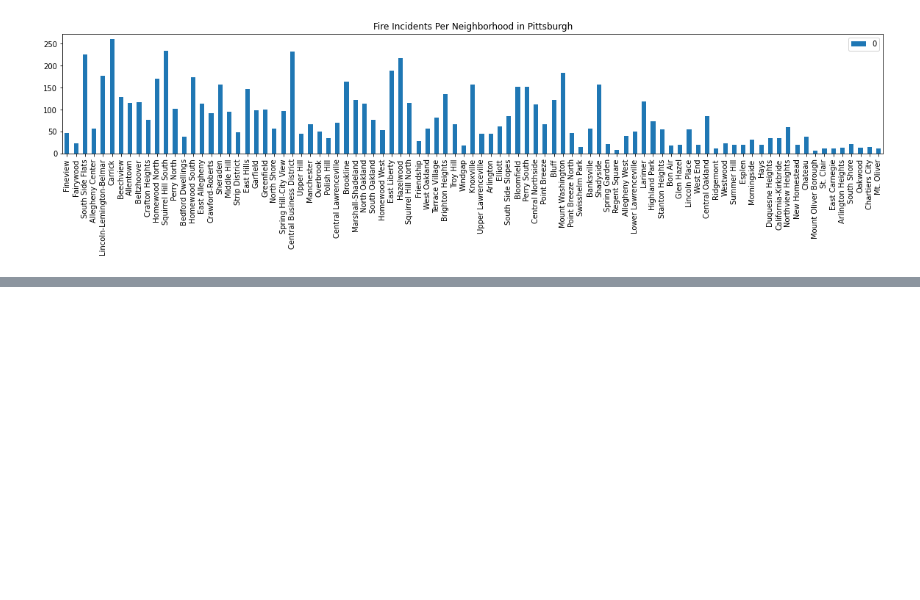
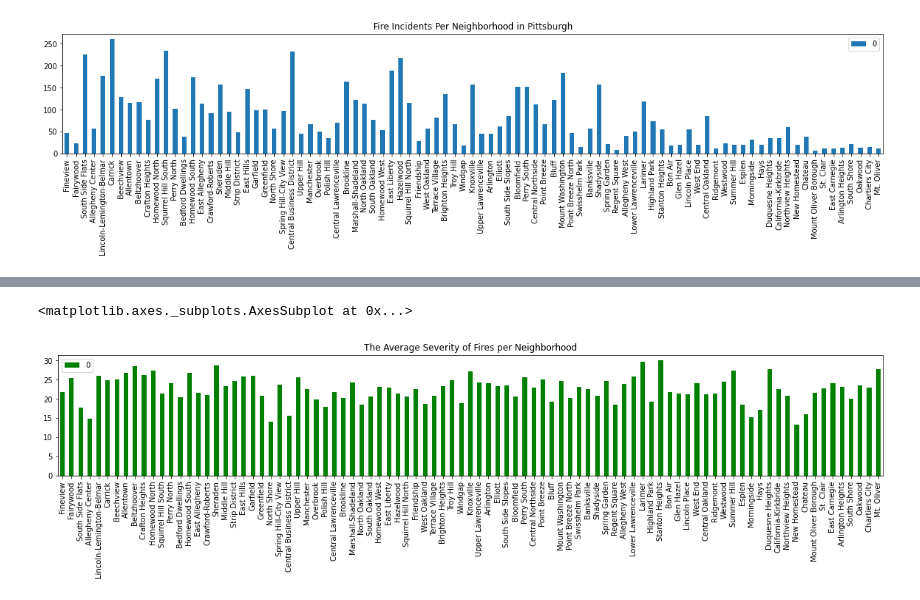
Before and after one commit to MasonGobat/bigIdeasFinalProject, a Jupyter notebook: hoodFires.ipynb, the cells around one changed output, grey strips where cells are left out. Cells and saved outputs as stored; diff of their text form; code cells hidden in the pictures; blank space fills up the shorter version.

```diff
--- a/hoodFires.ipynb
+++ b/hoodFires.ipynb
@@ -30,2 +85,16 @@ graph.plot.bar(figsize=(20,3), title = "Fire Incidents Per Neighborhood in Pitts
+# %%
+#creates the average severity dictionary
+avgSeverity = {}
+for neighborhood in fireCount:
+    if neighborhood not in avgSeverity:
+        avgSeverity[neighborhood] = fireSeverity[neighborhood] / fireCount[neighborhood]
+
+#Turns the dictionary into a dataframe and graphs it.
+avgSeverityGraph = pd.DataFrame.from_dict(avgSeverity, orient='index', dtype = None, columns=None)
+avgSeverityGraph = avgSeverityGraph.iloc[1: , :]
+avgSeverityGraph.plot.bar(figsize=(20,3), title = "The Average Severity of Fires per Neighborhood", color = "green")
+# %% [output]
+<matplotlib.axes._subplots.AxesSubplot at 0x...>
+[figure, added]
 # %% [markdown]
 ## Cleaning Up the Data:
```
Also changed, not shown: parts of 10 cells of this notebook.
